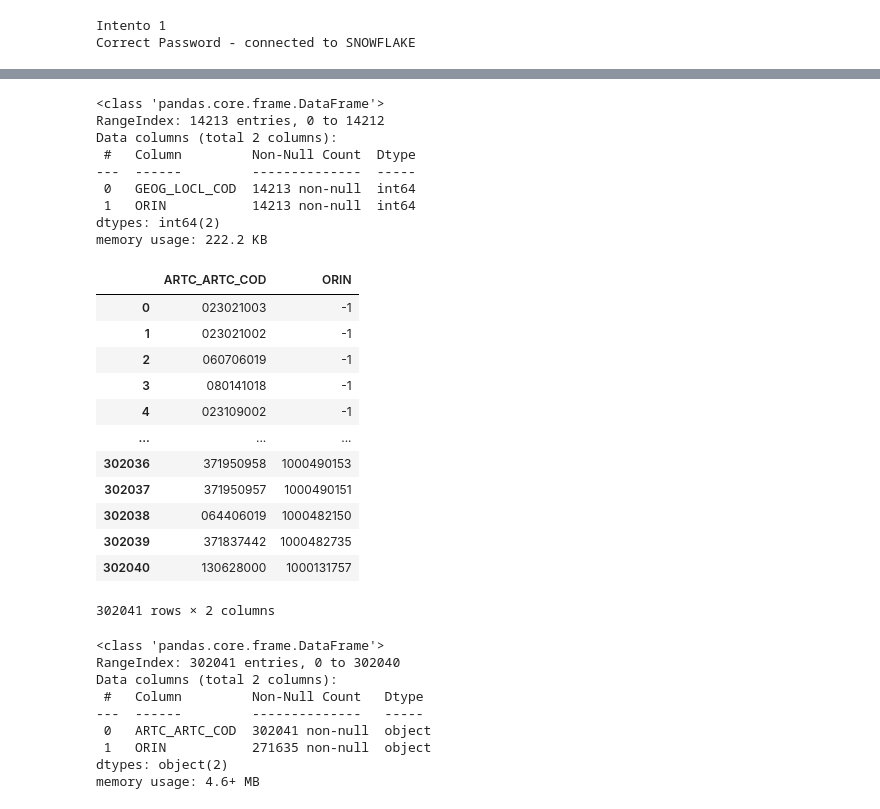
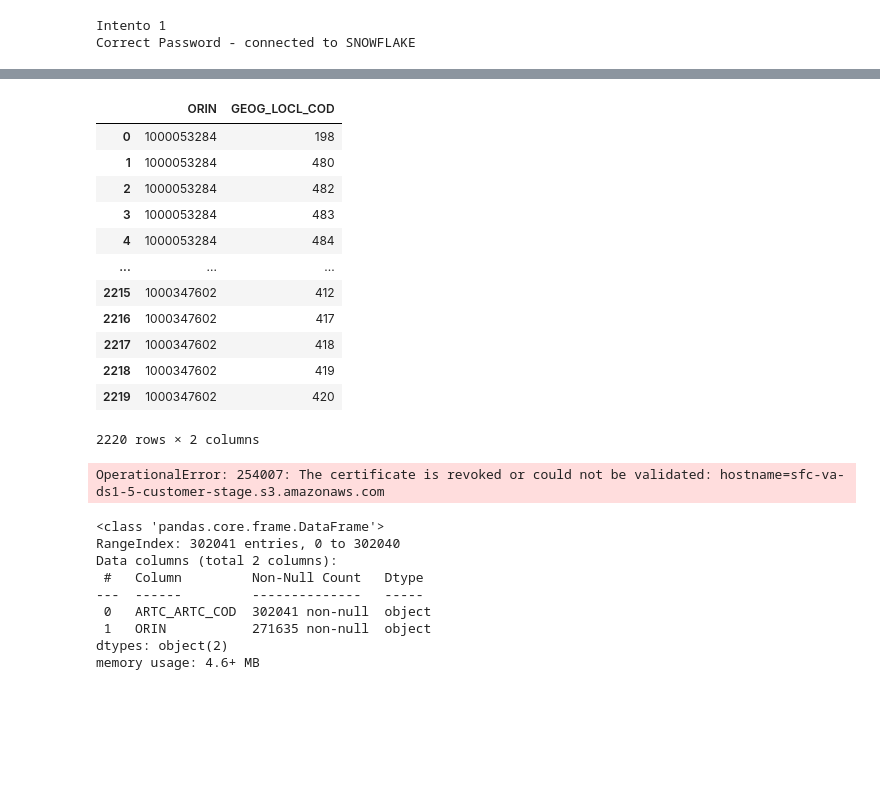
Before and after one commit to TataMarcos/Proyectos_Streamlit, a Jupyter notebook: Evento_adhoc/evento.ipynb, the cells around one changed output, grey strips where cells are left out. Drawn from its saved outputs; the diff is of its cells as text; code cells hidden in the pictures; blank space fills up the shorter version.

```diff
--- a/Evento_adhoc/evento.ipynb
+++ b/Evento_adhoc/evento.ipynb
@@ -23,34 +80,33 @@ memory usage: 222.2 KB
-# %%
-evento.columns = ['GEOG_LOCL_COD', 'ORIN']
-evento.info()
-# %% [output]
-<class 'pandas.core.frame.DataFrame'>
-RangeIndex: 14213 entries, 0 to 14212
-Data columns (total 2 columns):
- #   Column         Non-Null Count  Dtype
----  ------         --------------  -----
- 0   GEOG_LOCL_COD  14213 non-null  int64
- 1   ORIN           14213 non-null  int64
-dtypes: int64(2)
-memory usage: 222.2 KB
+# %%
+if 'GEOG_LOCL_COD' in evento.columns:
+    evento = evento[['ORIN', 'GEOG_LOCL_COD']].drop_duplicates().astype('str')
+else:
+    evento = evento[['ORIN']].drop_duplicates()
+    evento['aux'] = 1
+    locales = pd.read_excel('LOCALES.xlsx')
+    locales['aux'] = 1
+    evento = evento.merge(locales).drop(columns='aux').astype('str')
+evento
+# %% [output]
+|  | ORIN | GEOG_LOCL_COD |
+| 0 | 1000053284 | 198 |
+| 1 | 1000053284 | 480 |
+| 2 | 1000053284 | 482 |
+| 3 | 1000053284 | 483 |
+| 4 | 1000053284 | 484 |
+| ... | ... | ... |
+| 2215 | 1000347602 | 412 |
+| 2216 | 1000347602 | 417 |
+| 2217 | 1000347602 | 418 |
+| 2218 | 1000347602 | 419 |
+| 2219 | 1000347602 | 420 |
+2220 rows × 2 columns
 # %%
 cursor.execute('SELECT ARTC_ARTC_COD, ORIN FROM MSTRDB.DWH.LU_ARTC_ARTICULO;')
-art = cursor.fetch_pandas_all()
+art = cursor.fetch_pandas_all().astype('str')
 art
 # %% [output]
-|  | ARTC_ARTC_COD | ORIN |
-| 0 | 023021003 | -1 |
-| 1 | 023021002 | -1 |
-| 2 | 060706019 | -1 |
-| 3 | 080141018 | -1 |
-| 4 | 023109002 | -1 |
-| ... | ... | ... |
-| 302036 | 371950958 | 1000490153 |
-| 302037 | 371950957 | 1000490151 |
-| 302038 | 064406019 | 1000482150 |
-| 302039 | 371837442 | 1000482735 |
-| 302040 | 130628000 | 1000131757 |
-302041 rows × 2 columns
+OperationalError: 254007: The certificate is revoked or could not be validated: hostname=sfc-va-ds1-5-customer-stage.s3.amazonaws.com
 # %%
 art.info()
 # %% [output]
```
Also changed, not shown: parts of 8 cells of this notebook, 4 other files.
